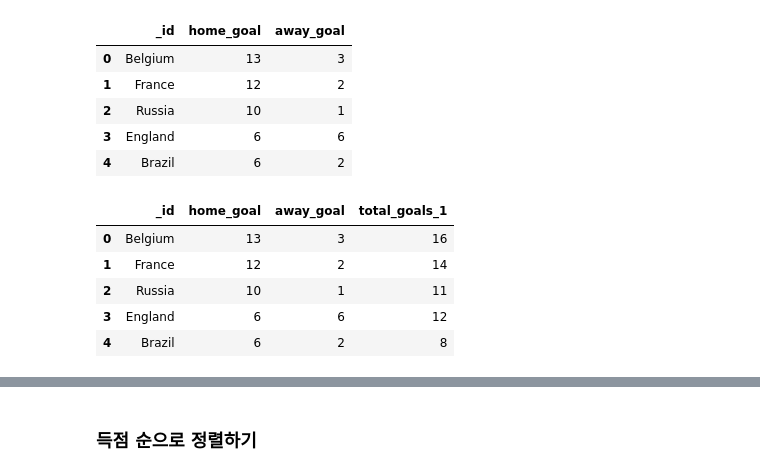
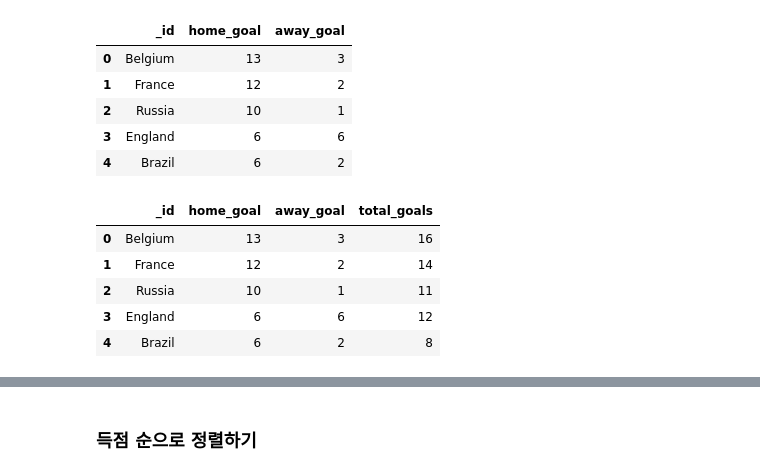
Before and after one commit to joyce04/python_database_class, a Jupyter notebook: 4. Python-MongoDB/3. Pandas로 MongoDB의 Data 처리하기.ipynb, the cells around one changed output, grey strips where cells are left out. Saved outputs shown, nothing was run; the diff lists cells and outputs as text; code cells hidden in the pictures.

```diff
--- a/4. Python-MongoDB/3. Pandas로 MongoDB의 Data 처리하기.ipynb
+++ b/4. Python-MongoDB/3. Pandas로 MongoDB의 Data 처리하기.ipynb
@@ -8,9 +22,5 @@ murl = ''
 
 client = MongoClient(murl, 27017)
-# %%
-import mongo_conn
-
-client = mongo_conn.get_client()
 # %%
 football_database = client.Football
 # %%
@@ -211,10 +197,10 @@ total_goals.head()
 # %%
 # total_goal = home_goal + away_gaol
 
-total_goals['total_goals_1'] = total_goals.home_goal + total_goals.away_goal
+total_goals['total_goals'] = total_goals.home_goal + total_goals.away_goal
 total_goals.head()
 # %% [output]
-|  | _id | home_goal | away_goal | total_goals_1 |
+|  | _id | home_goal | away_goal | total_goals |
 | 0 | Belgium | 13 | 3 | 16 |
 | 1 | France | 12 | 2 | 14 |
 | 2 | Russia | 10 | 1 | 11 |
```
Also changed, not shown: parts of 14 cells of this notebook, 4 other files.
